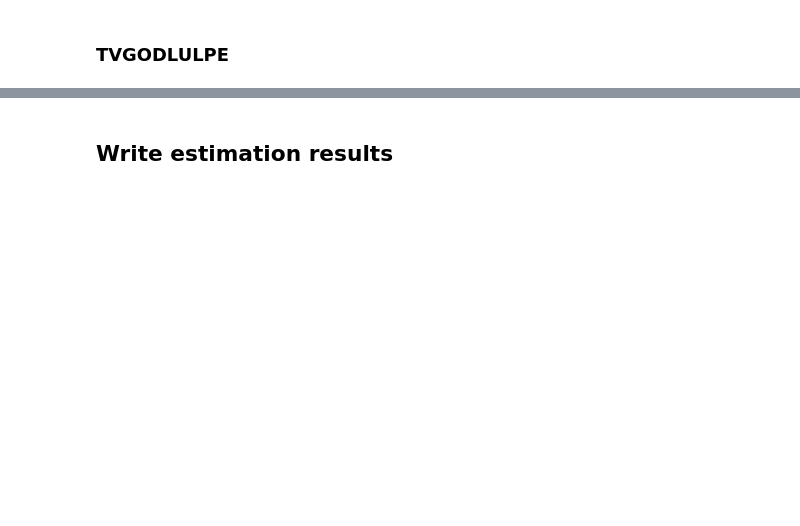
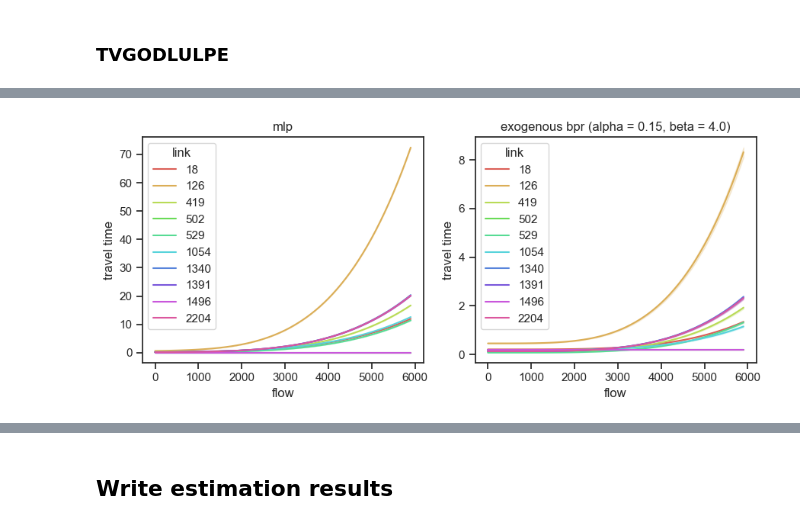
Before and after one commit to pabloguarda/nesuelogit, a Jupyter notebook: examples/notebooks/estimation-fresno.ipynb, the cells around one changed output, grey strips where cells are left out. Cells and saved outputs as stored; diff of their text form; code cells hidden in the pictures; blank space fills up the shorter version.

```diff
--- a/examples/notebooks/estimation-fresno.ipynb
+++ b/examples/notebooks/estimation-fresno.ipynb
@@ -558,17 +827,19 @@ plt.show()
 # %%
 selected_links = np.random.choice(range(network.get_n_links()), 10, replace=False)
 
 plot_performance_functions(model = models['tvgodlulpe'],
                            network = network,
                            marginal = True,
                            selected_links = selected_links,
-                           alpha= 0.15, #models['tvodlulpe'].performance_function.alpha,
-                           beta= 4, #models['tvodlulpe'].performance_function.beta,
+                           alpha=0.15*np.ones(network.get_n_links()),
+                           beta=4*np.ones(network.get_n_links()),
                            palette = sns.color_palette("hls", len(selected_links)),
                            sharey = sharey,
                            flow_range = flow_range
                            )
 plt.show()
+# %% [output]
+[figure, added]
 # %%
 fig, axs = plot_flow_vs_traveltime(model = models['tvgodlulpe'],
                         observed_traveltime=models['tvgodlulpe'].mask_observed_traveltime(YT_train[:, :, 0]),
```
Also changed, not shown: parts of 55 cells of this notebook.
